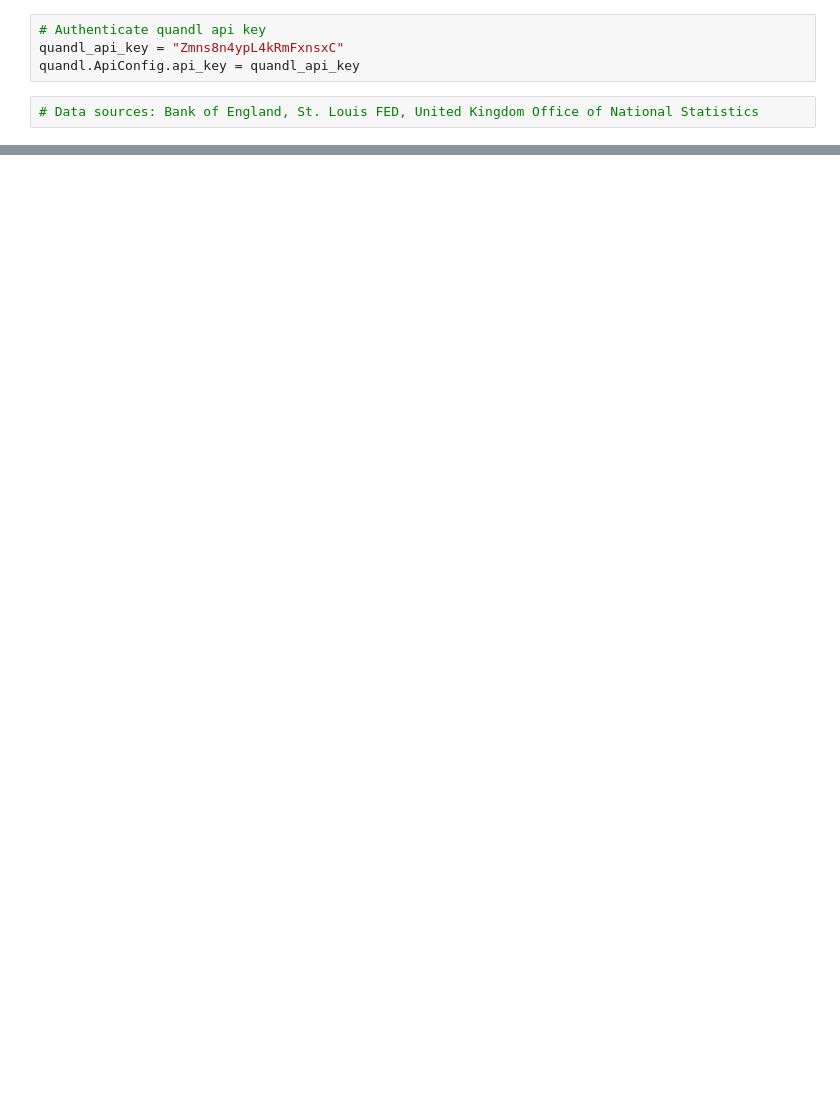
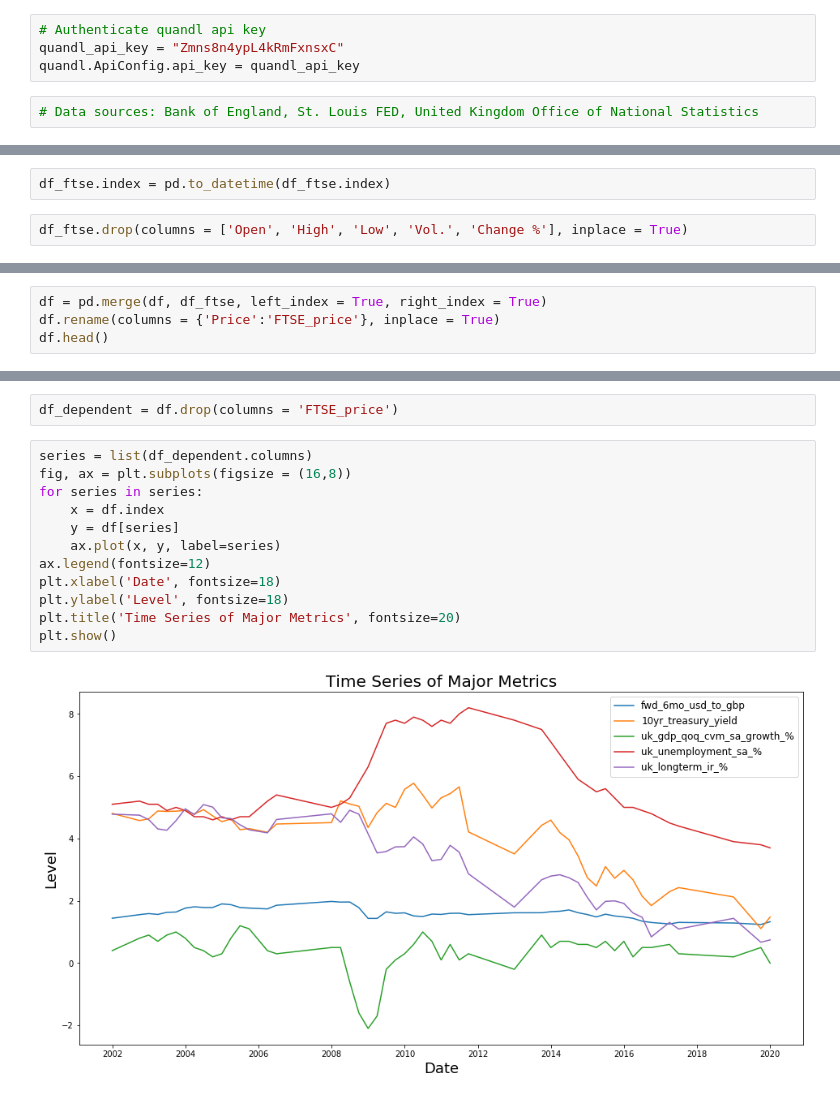
Before and after one commit to nqabell89/Multivariate-Time-Series-Forecast-of-FTSE-100-via-Economic-Indicators, a Jupyter notebook: Index.ipynb, the cells around one changed output, grey strips where cells are left out. Saved outputs shown, nothing was run; the diff lists cells and outputs as text; blank space fills up the shorter version.

```diff
--- a/Index.ipynb
+++ b/Index.ipynb
@@ -37,0 +44,4 @@ df['uk_import_annual_%_change'].notnull().sum()
+# %%
+df_ftse.index = pd.to_datetime(df_ftse.index)
+# %%
+df_ftse.drop(columns = ['Open', 'High', 'Low', 'Vol.', 'Change %'], inplace = True)
@@ -37,0 +58,4 @@ df['uk_import_annual_%_change'].notnull().sum()
+# %%
+df = pd.merge(df, df_ftse, left_index = True, right_index = True)
+df.rename(columns = {'Price':'FTSE_price'}, inplace = True)
+df.head()
@@ -37,0 +70,16 @@ df['uk_import_annual_%_change'].notnull().sum()
+# %%
+df_dependent = df.drop(columns = 'FTSE_price')
+# %%
+series = list(df_dependent.columns)
+fig, ax = plt.subplots(figsize = (16,8))
+for series in series:
+    x = df.index
+    y = df[series]
+    ax.plot(x, y, label=series)
+ax.legend(fontsize=12)
+plt.xlabel('Date', fontsize=18)
+plt.ylabel('Level', fontsize=18)
+plt.title('Time Series of Major Metrics', fontsize=20)
+plt.show()
+# %% [output]
+[figure, added]
```
Also changed, not shown: parts of 7 cells of this notebook, 1 other file.
